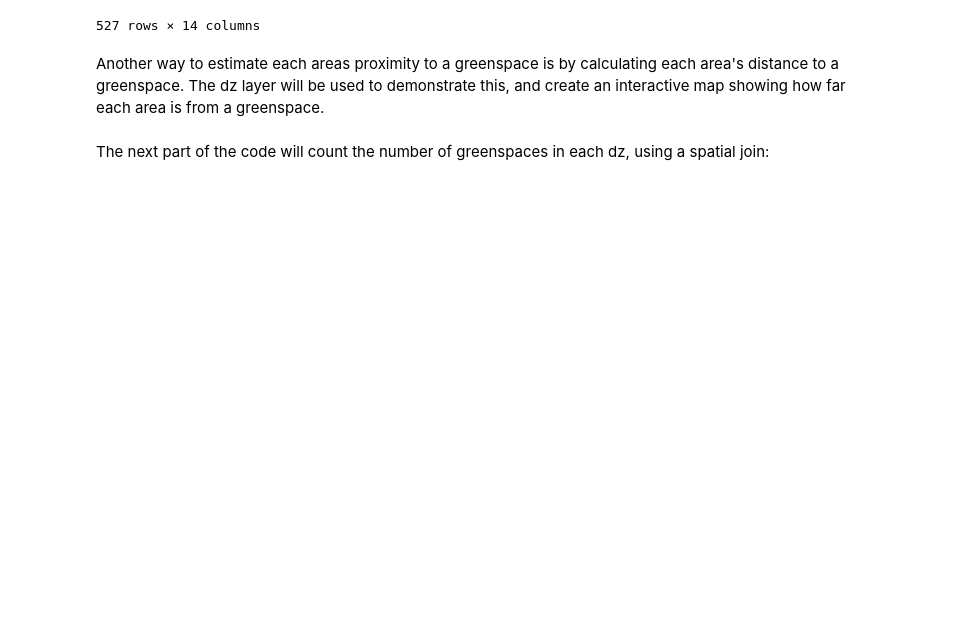
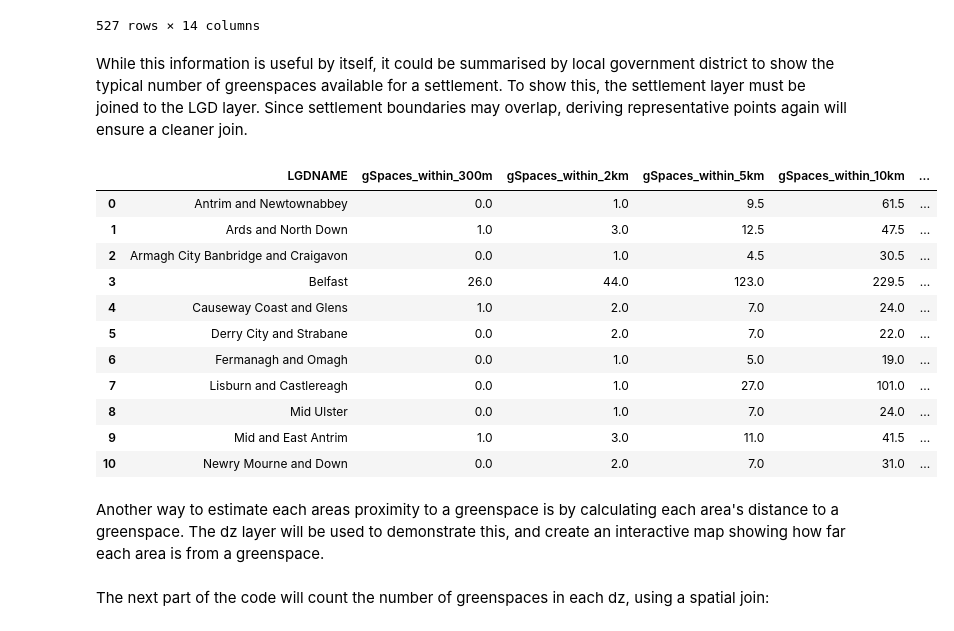
Before and after one commit to Beebop212/Greenspace_project722, a Jupyter notebook: project_notebook_draft.ipynb, the cells around one changed output. Saved outputs shown, nothing was run; the diff lists cells and outputs as text; code cells hidden in the pictures; blank space fills up the shorter version.

```diff
--- a/project_notebook_draft.ipynb
+++ b/project_notebook_draft.ipynb
@@ -409,14 +422,31 @@ Name: Name, dtype: int64
 # %%
-def buffer_analysis(layer, name_col, dist, dist_col):
+def buffer_analysis(layer, name_col, dist, dist_col): # Define a function to count the number of greenspaces within a specified distance
 
-    within_dist= gpd.sjoin(layer, greenspace[['geometry']], how='inner', predicate='dwithin', distance=(dist))
+    '''
+    Performs a distance within spatial join to count the number of greenspaces within distance of a specified area, then returns a the a merged copy of the original data showing counts
 
+    Parameters:
+
+    layer - input layer to count from
+    name_col - column name containing the name of each chosen feature
+    dist - buffer distance, in m
+    dist_col - name of the returned column
+
+    Returns:
+
+    dist_table - a copy of the original layer, merged to include greenspace counts for specified distance
+
+    '''
+
+    within_dist= gpd.sjoin(layer, greenspace[['geometry']], how='inner', predicate='dwithin', distance=(dist)) # spatial join using the distance within function, to join the number of greenspaces to each settlement
+
+    #create a grouped geodataframe counting the number of greenspace
     num_gspace = within_dist.groupby(name_col)
     num_gspace_df = pd.DataFrame(index=layer[name_col])
     num_gspace_df[dist_col] = num_gspace[name_col].count()
 
-    counts = num_gspace_df.fillna(0)
-    dist_table = layer.merge(counts, left_on=[name_col], right_on=[name_col])
+    counts = num_gspace_df.fillna(0) # fill any NaN values with 0
+    dist_table = layer.merge(counts, left_on=[name_col], right_on=[name_col]) # merge to a new copy of the original layer
 
     return dist_table
 # %%
@@ -446,3 +477,31 @@ settlements_dists
 | 525 | N11000151 | BELFAST CITY | A | Y | Y | 280211.0 | 120341.0 | 280138.0 | 120285.0 | MULTIPOLYGON (((332185.45 381234.... | ... |
 | 526 | N11000559 | METROPOLITAN NEWTOWNABBEY | C | Y | Y | 65555.0 | 26263.0 | 65646.0 | 26295.0 | POLYGON ((337138.54 384079.799, 3... | ... |
 527 rows × 14 columns
+# %% [markdown]
+While this information is useful by itself, it could be summarised by local government district to show the typical number of greenspaces available for a settlement.
+To show this, the settlement layer must be joined to the LGD layer. Since settlement boundaries may overlap, deriving representative points again will ensure a cleaner join.
+# %%
+settlement_pt = settlements_dists.copy() # make a copy of the dataset
+settlement_pt['geometry']=settlement_pt['geometry'].representative_point() # overwrite the geometry to representative points
+
+contains = gpd.sjoin(lgd_copy, settlement_pt, how='inner', predicate='contains') # peform a spatial join to find what lgd each settlement belongs to
+
+columns = ['gSpaces_within_300m', 'gSpaces_within_2km', 'gSpaces_within_5km', 'gSpaces_within_10km'] # columns to summarize
+
+lgd_summary_gSpace = contains.groupby(['LGDNAME'], as_index=False)[columns].median() # Create a grouped geodataframe, finding the median of each column
+lgd_summary_gSpace['num_settlements'] = contains.groupby(['LGDNAME'])['Code'].nunique().values # include a column counting the number of settlements
+
+lgd_summary_gSpace
+# %% [output]
+|  | LGDNAME | gSpaces_within_300m | gSpaces_within_2km | gSpaces_within_5km | gSpaces_within_10km | ... |
+| 0 | Antrim and Newtownabbey | 0.0 | 1.0 | 9.5 | 61.5 | ... |
+| 1 | Ards and North Down | 1.0 | 3.0 | 12.5 | 47.5 | ... |
+| 2 | Armagh City Banbridge and Craigavon | 0.0 | 1.0 | 4.5 | 30.5 | ... |
+| 3 | Belfast | 26.0 | 44.0 | 123.0 | 229.5 | ... |
+| 4 | Causeway Coast and Glens | 1.0 | 2.0 | 7.0 | 24.0 | ... |
+| 5 | Derry City and Strabane | 0.0 | 2.0 | 7.0 | 22.0 | ... |
+| 6 | Fermanagh and Omagh | 0.0 | 1.0 | 5.0 | 19.0 | ... |
+| 7 | Lisburn and Castlereagh | 0.0 | 1.0 | 27.0 | 101.0 | ... |
+| 8 | Mid Ulster | 0.0 | 1.0 | 7.0 | 24.0 | ... |
+| 9 | Mid and East Antrim | 1.0 | 3.0 | 11.0 | 41.5 | ... |
+| 10 | Newry Mourne and Down | 0.0 | 2.0 | 7.0 | 31.0 | ... |
```
Also changed, not shown: parts of 7 cells of this notebook.
